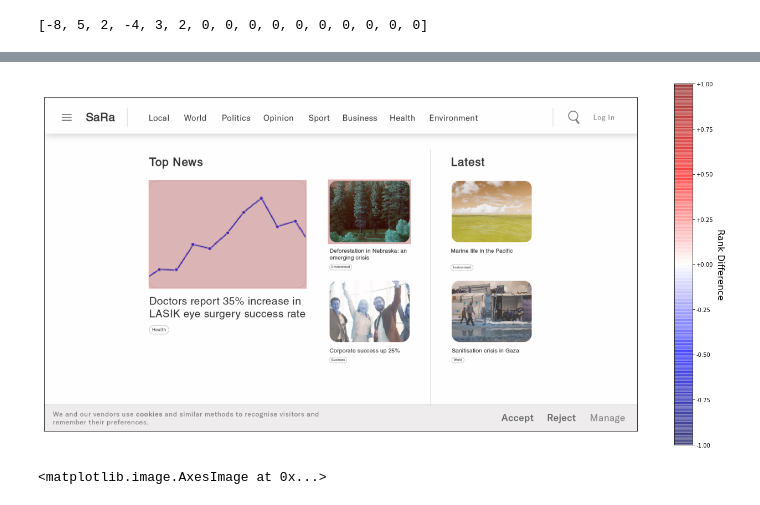
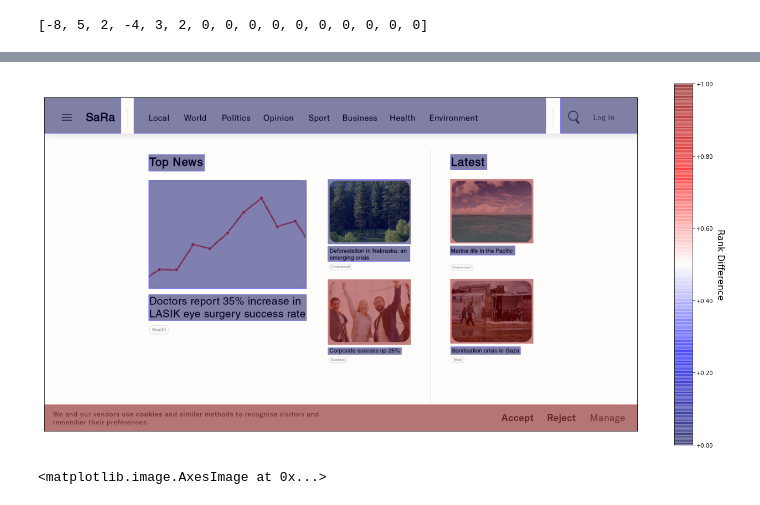
Before and after one commit to matthewkenely/ICT3909, a Jupyter notebook: saliency-ranking/App.ipynb, the cells around one changed output, grey strips where cells are left out. Cells and saved outputs as stored; diff of their text form; code cells hidden in the pictures.

Commit message:
Continued diff masks

```diff
--- a/saliency-ranking/App.ipynb
+++ b/saliency-ranking/App.ipynb
@@ -286,15 +286,16 @@ from matplotlib.colors import LinearSegmentedColormap
 
 diff_qty = []
 diff_masks = []
-diff_mask = np.zeros(img_a_original.shape[:2], dtype=np.uint8)
+diff_mask = np.ones(img_a_original.shape[:2], dtype=np.uint8) * 128
 
 for i in range(len(sara_list_a)):
-    diff_qty.append(sara_list_a[i][0] - sara_list_b[i][0])
+    diff_qty.append(sara_list_b[i][0] - sara_list_a[i][0])
 
 for i in range(len(sara_list_a)):
     coord = segments[name_a]['coordinates'][sara_list_a[i][0]][1:]
 
     diff_mask[coord[1]:coord[3], coord[0]:coord[2]] = diff_qty[i]
+
 
 # Normalise
 diff = diff_mask / np.max(np.abs(diff_mask))
@@ -302,48 +303,46 @@ diff = diff_mask / np.max(np.abs(diff_mask))
 ncolors = 256
 color_array = plt.get_cmap('seismic')(np.linspace(0, 1, 256))
 
+# # Make it so color_array is transparent in the middle and opaque at the extremes
+# color_array[:,-1] = np.abs(np.linspace(-1, 0.6,ncolors))
 
-# Make it so color_array is transparent in the middle and opaque at the extremes
-color_array[:,-1] = np.abs(np.linspace(-1, 0.6,ncolors))
-
-# Make minimum transparency 0.5 unless exactly 0 (which should be fully transparent)
-color_array[:,-1] = np.maximum(color_array[:,-1], 0.4)
+# # Make minimum transparency 0.5 unless exactly 0 (which should be fully transparent)
+# color_array[:,-1] = np.maximum(color_array[:,-1], 0.4)
 
 
 map_object = LinearSegmentedColormap.from_list(name='coolwarm_alpha',colors=color_array)
 plt.register_cmap(cmap=map_object)
 
 
-
 # Show image B
 plt.figure(figsize=(24, 12))
 # plt.imshow(cv2.cvtColor(img_b, cv2.COLOR_BGR2GRAY), cmap='gray')
 # plt.imshow(cv2.cvtColor(img_a_original, cv2.COLOR_BGR2RGB), alpha=0.5)
-plt.imshow(cv2.cvtColor(img_b_original, cv2.COLOR_BGR2RGB), alpha=1)
+plt.imshow(img_b_original, alpha=1)
 # Expand diff to twice its size
 diff = cv2.resize(diff, (img_a_original.shape[1], img_a_original.shape[0]), interpolation=cv2.INTER_NEAREST)
 # plt.imshow(img_b, alpha=1, cmap='gray')
 plt.xticks([]), plt.yticks([])
 
 # Show heatmap overlayed on top of image B
 # Show heatmap overlayed on top of image B using the "coolwarm" colormap, adjust to the range such that a difference of 0 is white, more white = more transparent
-heatmap = plt.imshow(diff, cmap='coolwarm_alpha', alpha=0.5, vmin=-np.max(np.abs(diff)), vmax=np.max(np.abs(diff)))
+heatmap = plt.imshow(diff, cmap='coolwarm_alpha', alpha=0.5)
 plt.xticks([]), plt.yticks([])
 
 # Add a colorbar to the right of the image
 cbar = plt.colorbar(heatmap, format='%+.2f')  # Use the format parameter to control decimal places
 
 # Modify colorbar labels to include a plus sign for positive values
 tick_labels = cbar.get_ticks()
 tick_labels_str = [f'{label:+.2f}' if label >= 0 else f'{label:.2f}' for label in tick_labels]
 cbar.set_ticklabels(tick_labels_str)
 
 # Add cbar title "Rank Difference"
 cbar.set_label('Rank Difference', labelpad=20, rotation=270, fontsize=16)
 
 plt.show()
 # %% [output]
-[figure, old version]
+[figure, new version]
 # %%
 plt.imshow(diff, cmap='jet')
 # %% [output]
```
Also changed, not shown: parts of 1 cell of this notebook.
